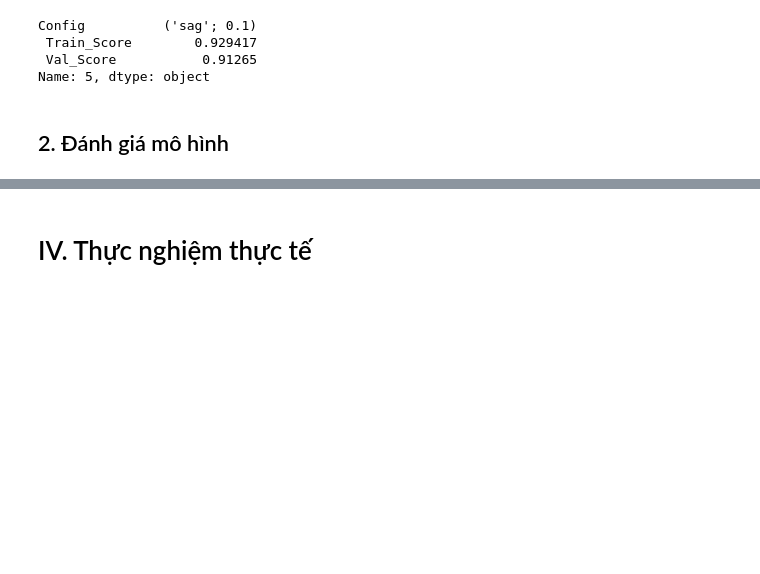
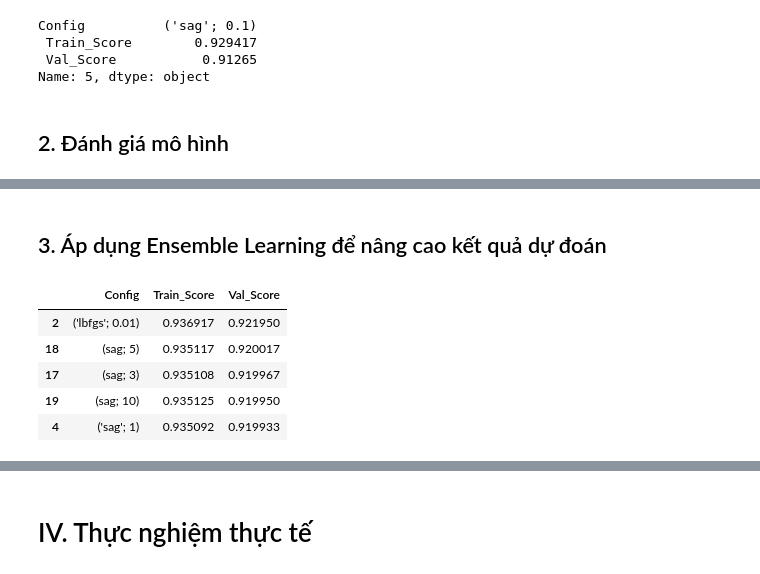
Before and after one commit to StrugVN/TKMTUD_HMM, a Jupyter notebook: DoAn2.ipynb, the cells around one changed output, grey strips where cells are left out. Saved outputs shown, nothing was run; the diff lists cells and outputs as text; code cells hidden in the pictures; blank space fills up the shorter version.

```diff
--- a/DoAn2.ipynb
+++ b/DoAn2.ipynb
@@ -448,0 +456,11 @@ Out-sample match:  91.83 %
+# %% [markdown]
+## 3. Áp dụng Ensemble Learning để nâng cao kết quả dự đoán
+# %%
+norm_result.sort_values(by=[' Val_Score'], ascending=False).head()
+# %% [output]
+|  | Config | Train_Score | Val_Score |
+| 2 | ('lbfgs'; 0.01) | 0.936917 | 0.921950 |
+| 18 | (sag; 5) | 0.935117 | 0.920017 |
+| 17 | (sag; 3) | 0.935108 | 0.919967 |
+| 19 | (sag; 10) | 0.935125 | 0.919950 |
+| 4 | ('sag'; 1) | 0.935092 | 0.919933 |
```
Also changed, not shown: parts of 16 cells of this notebook, 5 other files.
